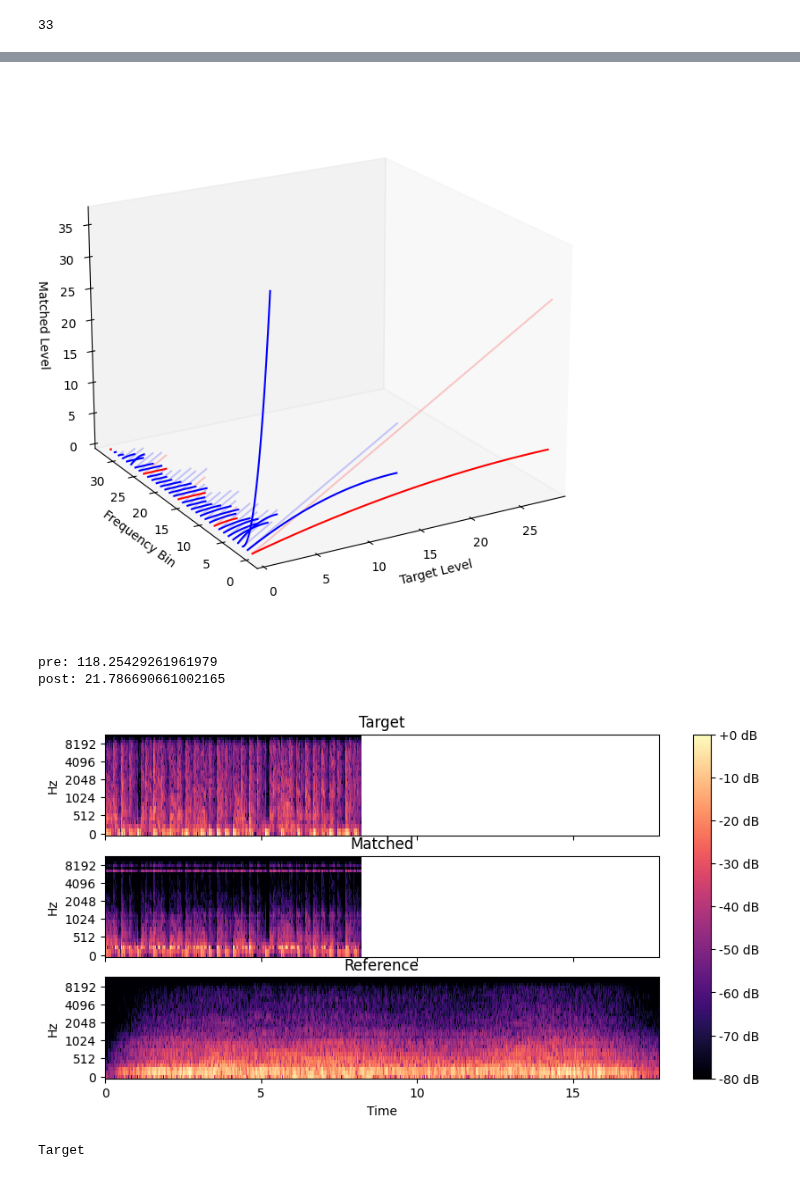
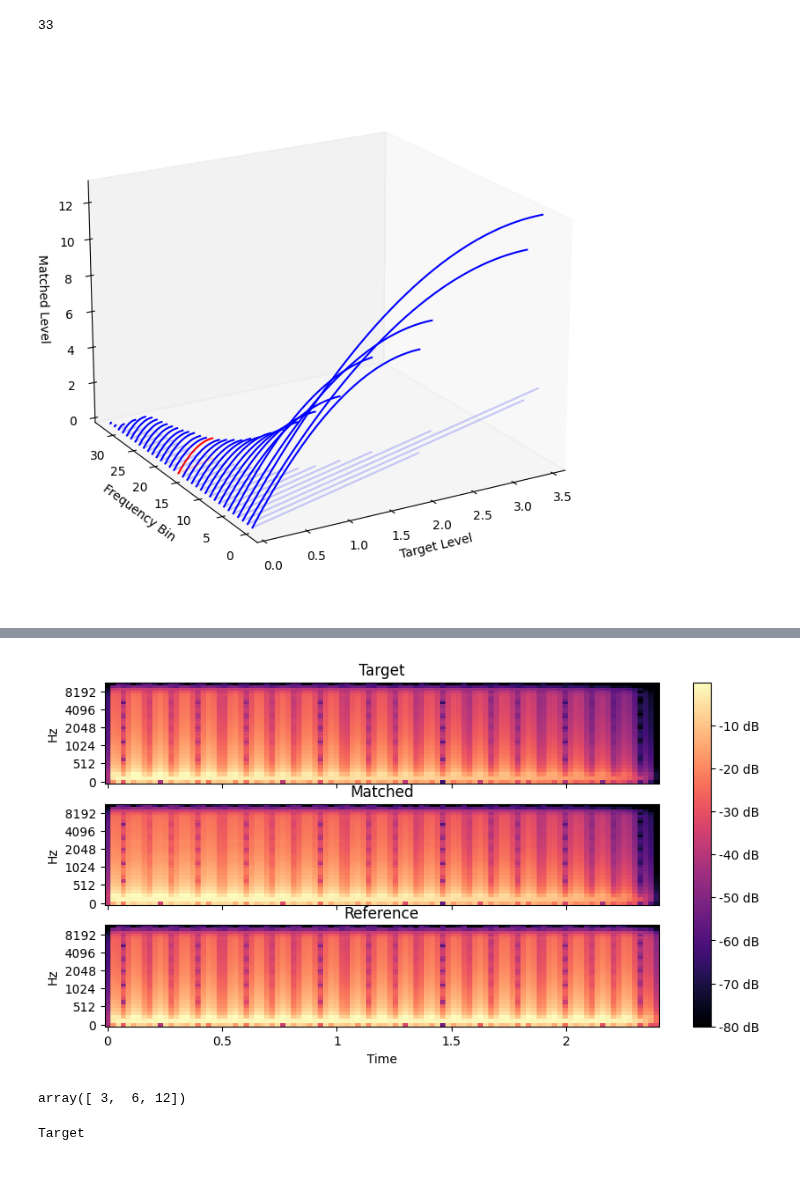
Before and after one commit to Mrozinskikj/MSci-Project, a Jupyter notebook: Matching.ipynb, the cells around one changed output, grey strips where cells are left out. Cells and saved outputs as stored; diff of their text form; code cells hidden in the pictures.

Commit message:
scale coeffs if from smaller bin

```diff
--- a/Matching.ipynb
+++ b/Matching.ipynb
@@ -345,7 +345,7 @@ def objective(x, *params):
     mMax = max(np.abs(mSlice))
     rMax = max(np.abs(rSlice))
 
-    return getDistance(mDynamicResponse,rDynamicReponse,mMax,rMax,dynamicBins) + (LOI(x,max(np.abs(tSlice)))*100)
+    return getDistance(mDynamicResponse,rDynamicReponse,mMax,rMax,dynamicBins) + (LOI(x,max(np.abs(tSlice)))*1000)
 
 # perform dual annealing
 def findMin(tSlice,rSlice,dynamicBins,order,searchSize,plot=False):
@@ -707,13 +757,13 @@ print(len(tAudio["STFT"]))
 # %% [output]
 33
 # %%
-#tAudio, rAudio = importAudio(target="tonequiet.wav",reference="toneloud.wav", output=False)
+tAudio, rAudio = importAudio(target="tonequiet.wav",reference="toneloud.wav", output=False)
 
-tAudio, rAudio = importAudio(target="audio_mono.wav",reference="audo3_mono.wav", output=False)
+#tAudio, rAudio = importAudio(target="audio_mono.wav",reference="audo3_mono.wav", output=False)
 
 
 #coeffs = findMatching(tAudio,rAudio,dynamicBins=64,order=2,searchSize=100,jump=8,plot=True,plotRange=(0,33))
-coeffs = findMatching(tAudio,rAudio,dynamicBins=64,order=2,jump=8,searchSize=100,plot=True)
+coeffs = findMatchingCentreScale(tAudio,rAudio,dynamicBins=64,order=2,searchSize=100,plot=True)
 mAudio = match(tAudio,coeffs)
 totalDistance(tAudio,mAudio,rAudio,64)
 plotSpectrogram(tAudio, mAudio, rAudio)
@@ -744,3 +794,4 @@ plotSpectrogram(tAudio, mAudio, rAudio)
 
 #exportAudio(tAudio, mAudio, rAudio)
 # %% [output]
+[figure, new version]
@@ -764,4 +800 @@ SA 16
-[figure, old version]
-pre: 118.25429261961979
-post: 21.786690661002165
-[figure, old version]
+[figure, new version]
@@ -768,3 +803,7 @@ post: 21.786690661002165
+# %%
+np.array([1,2,4]) * 3
+# %% [output]
+array([ 3,  6, 12])
 # %%
 exportAudio(tAudio, mAudio, rAudio)
 # %% [output]
```
Also changed, not shown: parts of 4 cells of this notebook.
